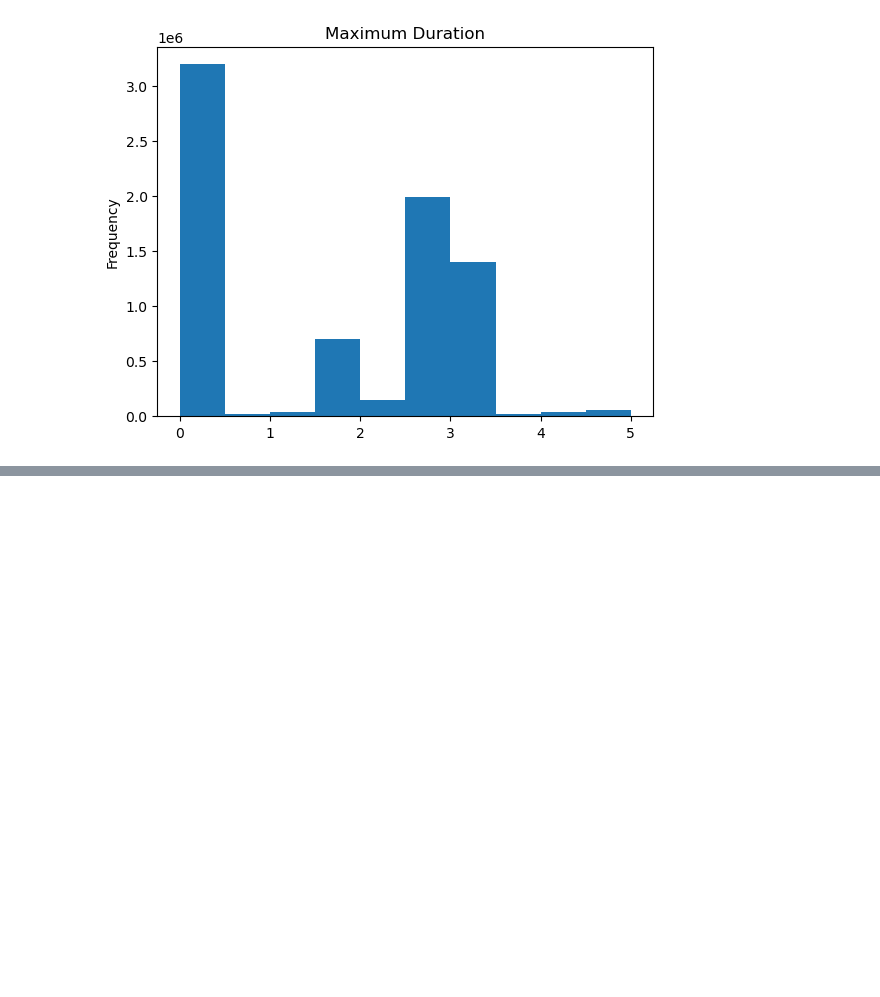
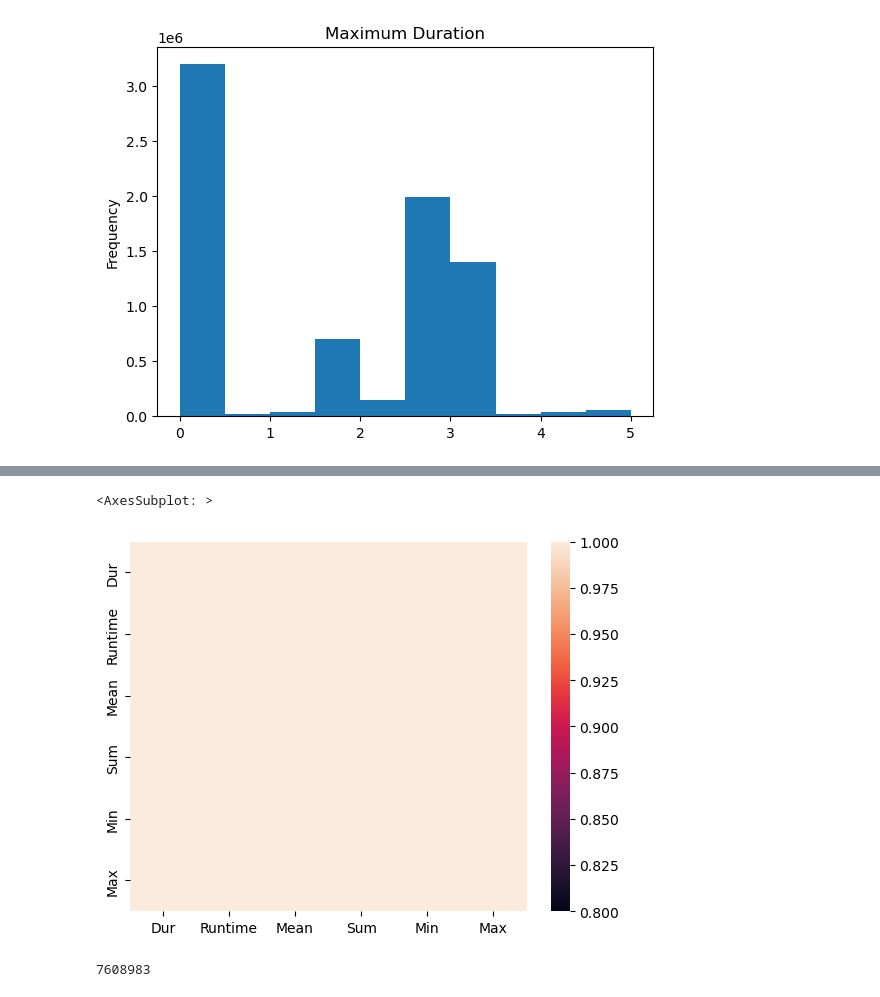
Before and after one commit to arisingh8/CCD-datasets-ML, a Jupyter notebook: eda.ipynb, the cells around one changed output, grey strips where cells are left out. Saved outputs shown, nothing was run; the diff lists cells and outputs as text; code cells hidden in the pictures; blank space fills up the shorter version.

```diff
--- a/eda.ipynb
+++ b/eda.ipynb
@@ -169,0 +199,9 @@ Name: Proto, dtype: int64
+# %%
+sns.heatmap(df[['Dur', 'Runtime', 'Mean', 'Sum', 'Min', 'Max']].corr(), vmin=0.8, vmax=1.0)
+# %% [output]
+<AxesSubplot: >
+[figure, added]
+# %%
+len(df)
+# %% [output]
+7608983
```
Also changed, not shown: parts of 6 cells of this notebook, 8 other files.
